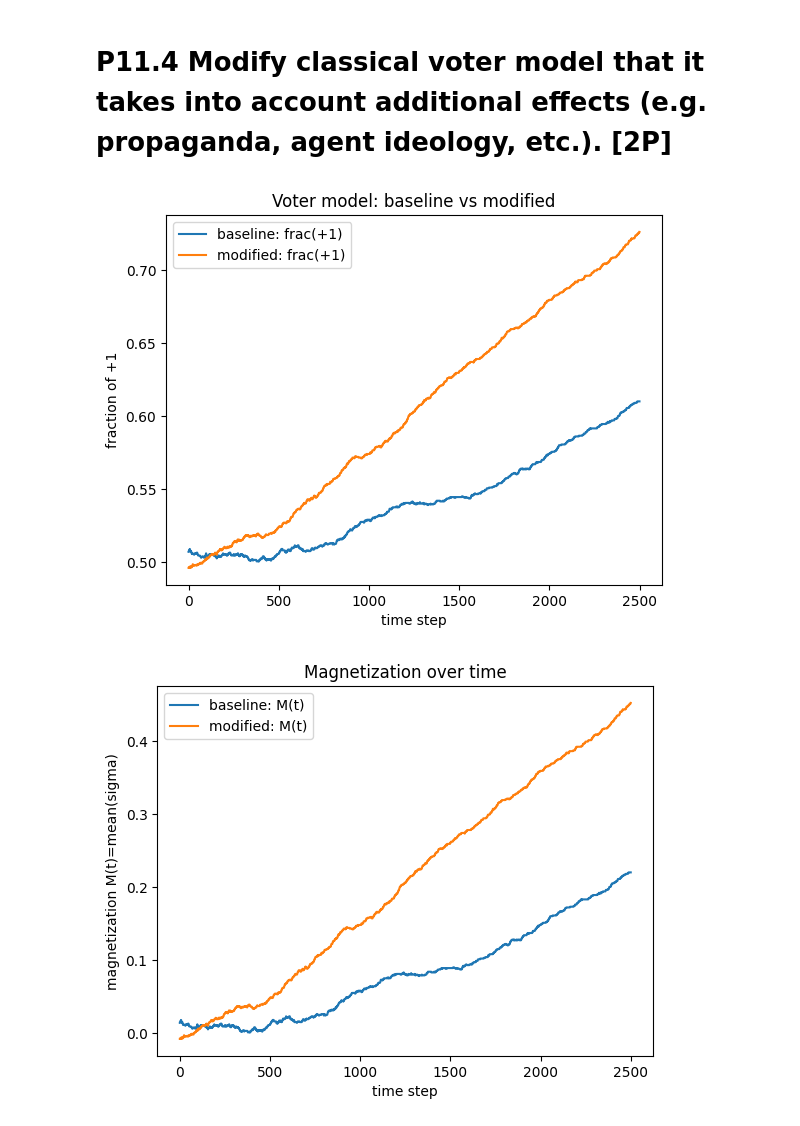
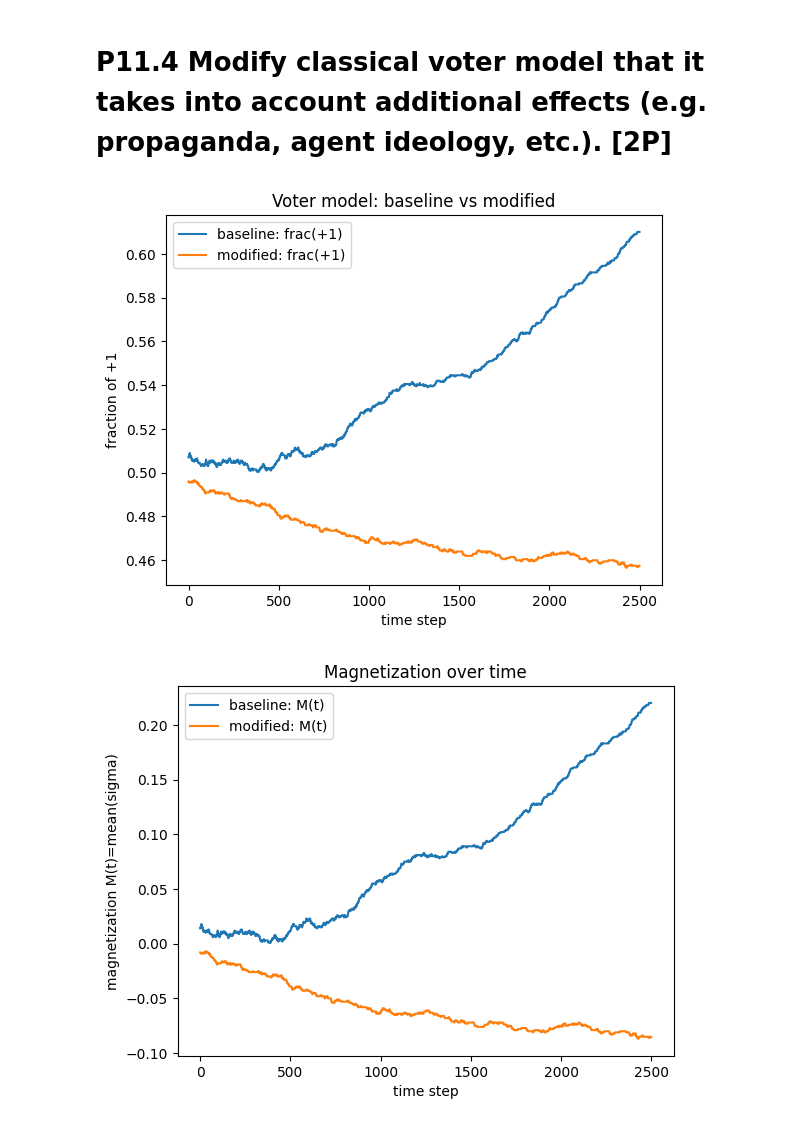
Before and after one commit to HJaczynski/Social-Networks-and-Recomendation-Systems, a Jupyter notebook: Labs/task11.ipynb, the cells around one changed output. Drawn from its saved outputs; the diff is of its cells as text; code cells hidden in the pictures.

Commit message:
add visualisation

```diff
--- a/Labs/task11.ipynb
+++ b/Labs/task11.ipynb
@@ -426,37 +426,37 @@ frac_b, mag_b = simulate_voter(G, T=T, seed=1, model="baseline")
 
 rng = np.random.default_rng(123)
 ideology = rng.uniform(-1, 1, size=N)
-stubborn = rng.beta(a=2.0, b=8.0, size=N)
+stubborn = rng.beta(a=5.0, b=2.0, size=N)
 
 zealot_mask = np.zeros(N, dtype=bool)
 zealot_mask[rng.choice(N, size=int(0.02 * N), replace=False)] = True
 
 frac_m, mag_m = simulate_voter(
     G, T=T, seed=2, model="modified",
-    prop_dir=1, prop_strength=2.0,
-    ideology=ideology, ideol_strength=3,
+    prop_dir=-1, prop_strength=1.0,
+    ideology=ideology, ideol_strength=5,
     stubborn=stubborn,
-    noise=0.01,
+    noise=0.05,
     zealot_mask=zealot_mask
 )
 
 plt.figure()
 plt.plot(frac_b, label="baseline: frac(+1)")
 plt.plot(frac_m, label="modified: frac(+1)")
 plt.xlabel("time step")
 plt.ylabel("fraction of +1")
 plt.title("Voter model: baseline vs modified")
 plt.legend()
 plt.show()
 
 plt.figure()
 plt.plot(mag_b, label="baseline: M(t)")
 plt.plot(mag_m, label="modified: M(t)")
 plt.xlabel("time step")
 plt.ylabel("magnetization M(t)=mean(sigma)")
 plt.title("Magnetization over time")
 plt.legend()
 plt.show()
 # %% [output]
-[figure, old version]
+[figure, new version]
-[figure, old version]
+[figure, new version]
```
Also changed, not shown: parts of 1 cell of this notebook.
